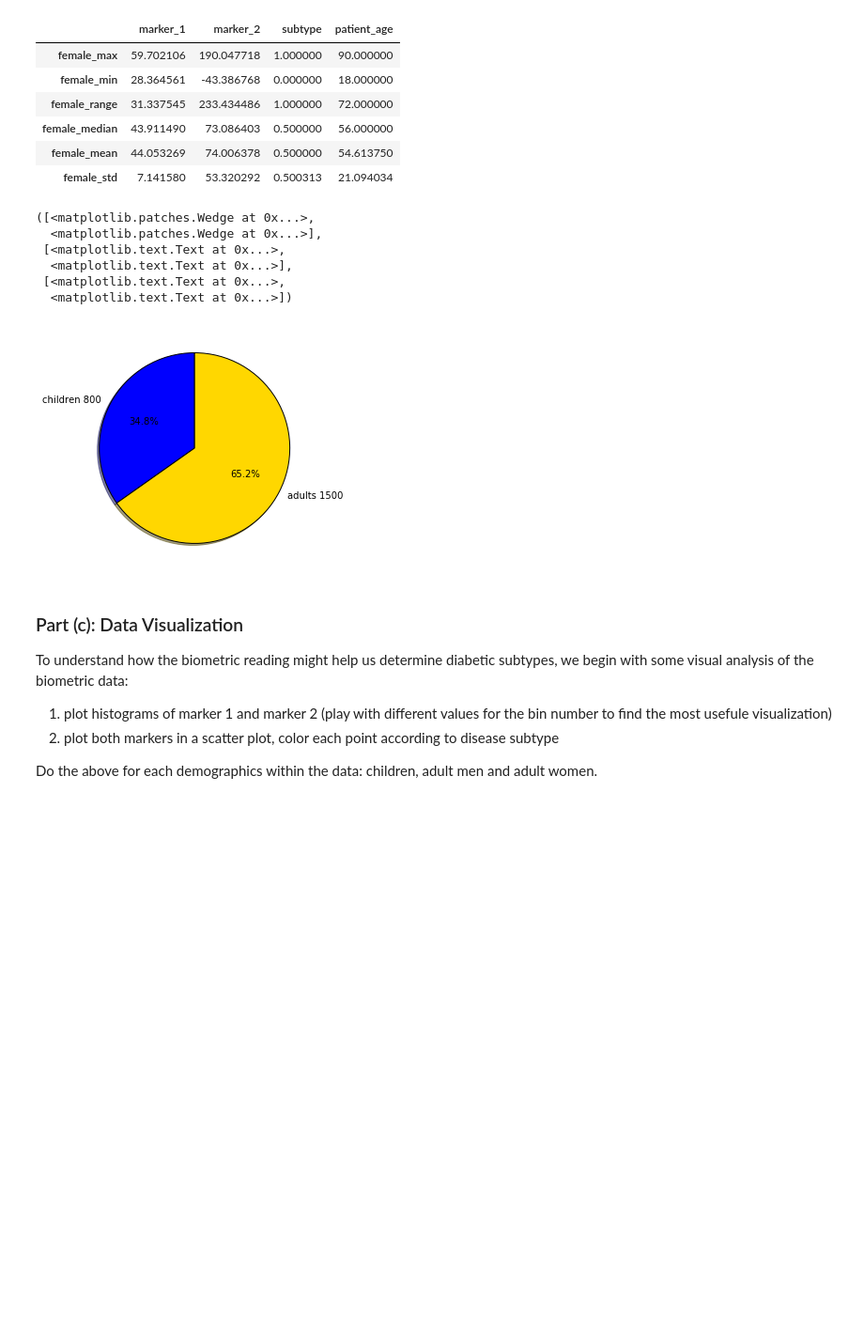
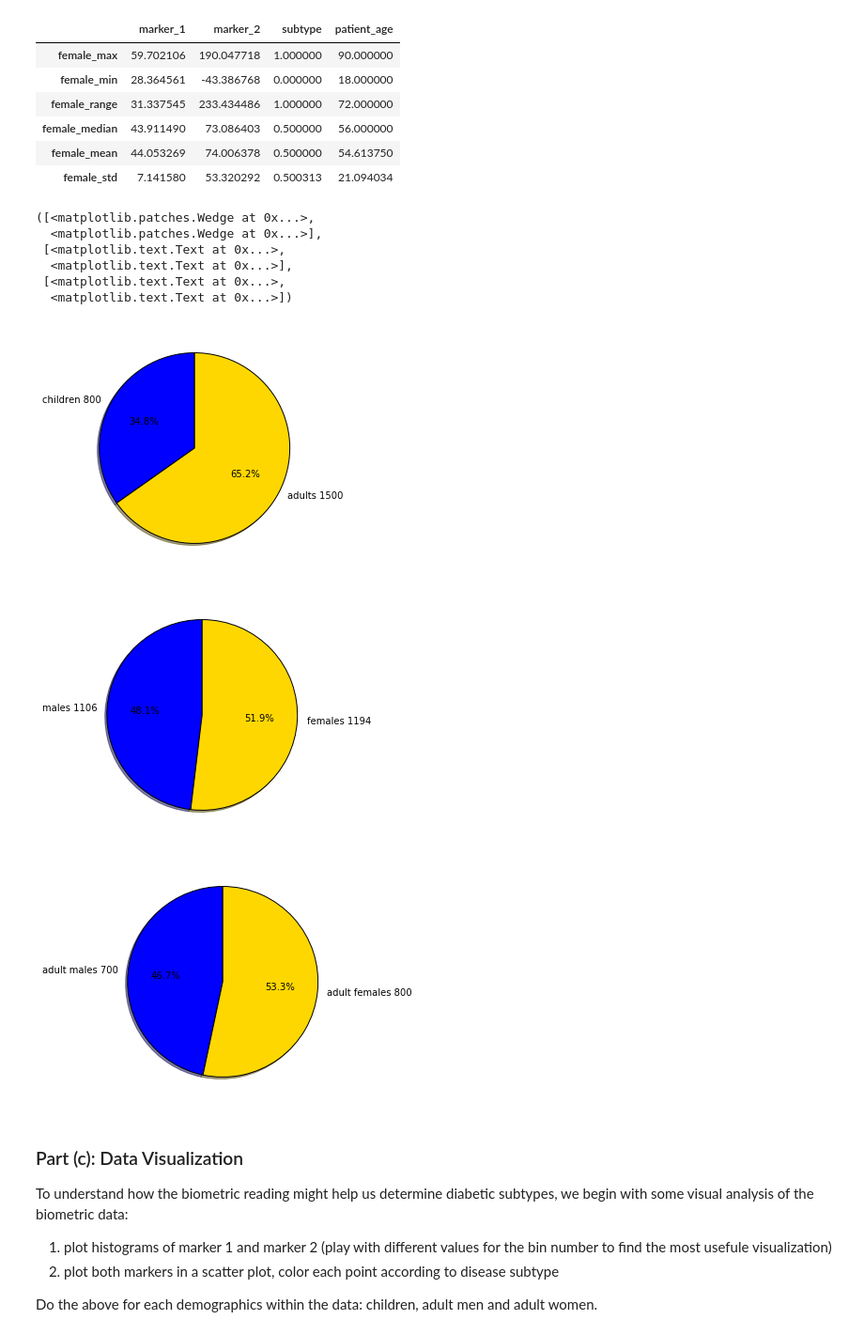
Before and after one commit to hecerinc/cs109a, a Jupyter notebook: keery_sean_CS109a_HW1.ipynb, the cells around one changed output. Shown at 94% size. Cells and saved outputs as stored; diff of their text form; code cells hidden in the pictures; blank space fills up the shorter version.

```diff
--- a/keery_sean_CS109a_HW1.ipynb
+++ b/keery_sean_CS109a_HW1.ipynb
@@ -227,25 +227,47 @@ female_stats
 # %%
 # I haven't appended the data to the original stats DF yet
 
 # Explain what these stats say about the entire dataset as well as each of the above subsets.
 
 # Demographics - adults vs children
 children=child_data.shape[0]
 adults=df.shape[0]-children
 fig=plt.figure(figsize=(10,10))
 ax1=fig.add_subplot(221)
 ax1.pie([children,adults],
        labels=['children '+ str(children),'adults '+str(adults)],
        colors=['blue','gold'],
        autopct='%1.1f%%',shadow=True,startangle=90)
+
+# Demographics - males vs female
+males=df[df['patient_gender']=='male'].shape[0]
+females=df.shape[0]-males
+fig=plt.figure(figsize=(10,10))
+ax1=fig.add_subplot(222)
+ax1.pie([males,females],
+       labels=['males '+ str(males),'females '+str(females)],
+       colors=['blue','gold'],
+       autopct='%1.1f%%',shadow=True,startangle=90)
+
+# Demographics - adult males vs adult femails
+adult_males=male_data.shape[0]
+adult_females=female_data.shape[0]
+fig=plt.figure(figsize=(10,10))
+ax1=fig.add_subplot(223)
+ax1.pie([adult_males,adult_females],
+       labels=['adult males '+ str(adult_males),'adult females '+str(adult_females)],
+       colors=['blue','gold'],
+       autopct='%1.1f%%',shadow=True,startangle=90)
 # %% [output]
 ([<matplotlib.patches.Wedge at 0x...>,
   <matplotlib.patches.Wedge at 0x...>],
  [<matplotlib.text.Text at 0x...>,
   <matplotlib.text.Text at 0x...>],
  [<matplotlib.text.Text at 0x...>,
   <matplotlib.text.Text at 0x...>])
 [figure]
+[figure, added]
+[figure, added]
 # %% [markdown]
 ### Part (c): Data Visualization
 To understand how the biometric reading might help us determine diabetic subtypes, we begin with some visual analysis of the biometric data:
```
